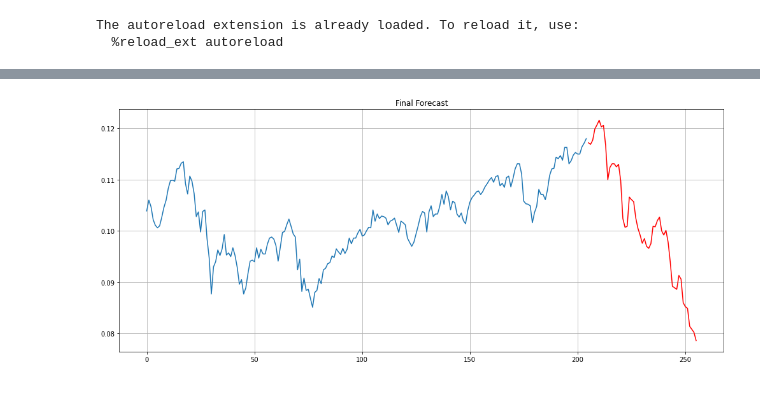
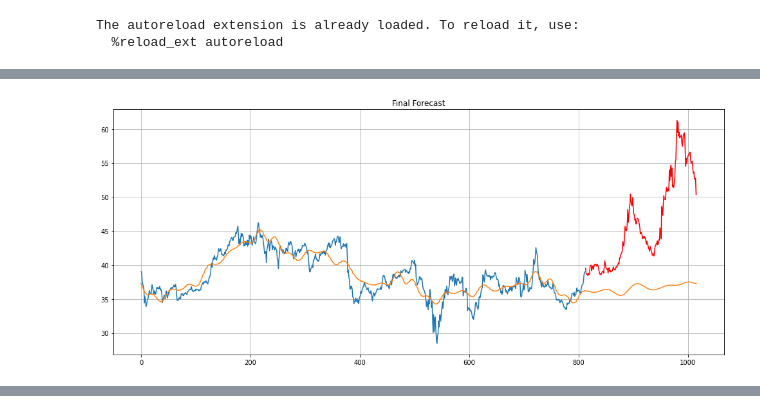
Before and after one commit to iptkachev/tinkoff_invest, a Jupyter notebook: notebooks/machine learning.ipynb, the cells around one changed output, grey strips where cells are left out. Saved outputs shown, nothing was run; the diff lists cells and outputs as text; code cells hidden in the pictures.

```diff
--- a/notebooks/machine learning.ipynb
+++ b/notebooks/machine learning.ipynb
@@ -61,5 +81,5 @@ grouped_by_dt_candles.groupby(["name", "figi"]).count()
 # %%
-figi_exmaple = grouped_by_dt_candles[grouped_by_dt_candles.figi == "TCS00A102EM7"]
+figi_exmaple = grouped_by_dt_candles[grouped_by_dt_candles.figi == "BBG000BR2B91"]
 # %%
 train, test = split_by_dt(figi_exmaple, test_share=0.2)
 # %%
@@ -75,2 +100,21 @@ INFO:prophet:Disabling daily seasonality. Run prophet with daily_seasonality=Tru
+# %%
+# Forecast
+n_periods = test.shape[0]
+future = model.make_future_dataframe(periods=n_periods)
+future.tail()
+forecast = model.predict(future)
+
+# Plot
+plt.figure(figsize=(17, 7))
+plt.grid()
+plt.plot(train.closed)
+plt.plot(forecast['yhat'])
+plt.plot(np.arange(test.shape[0]) + len(train.closed), test.closed, label="forecast", color='red')
+plt.fill_between(lower_series.index, lower_series, upper_series,
+                 color='k', alpha=.15)
+plt.title("Final Forecast")
+plt.show()
+# %% [output]
+[figure, added]
 # %%
 from prophet.plot import plot_plotly, plot_components_plotly
@@ -80,17 +122,3 @@ forecast = model.predict(future)
 plot_plotly(model, forecast)
 # %% [output]
 [interactive output not drawn]
-# %%
-# Forecast
-n_periods = test.shape[0]
-
-# Plot
-plt.figure(figsize=(17, 7))
-plt.grid()
-plt.plot(train.closed)
-plt.plot(np.arange(test.shape[0]) + len(train.closed), test.closed, label="forecast", color='red')
-
-plt.title("Final Forecast")
-plt.show()
-# %% [output]
-[figure, removed]
```
Also changed, not shown: parts of 8 cells of this notebook, 3 other files.
